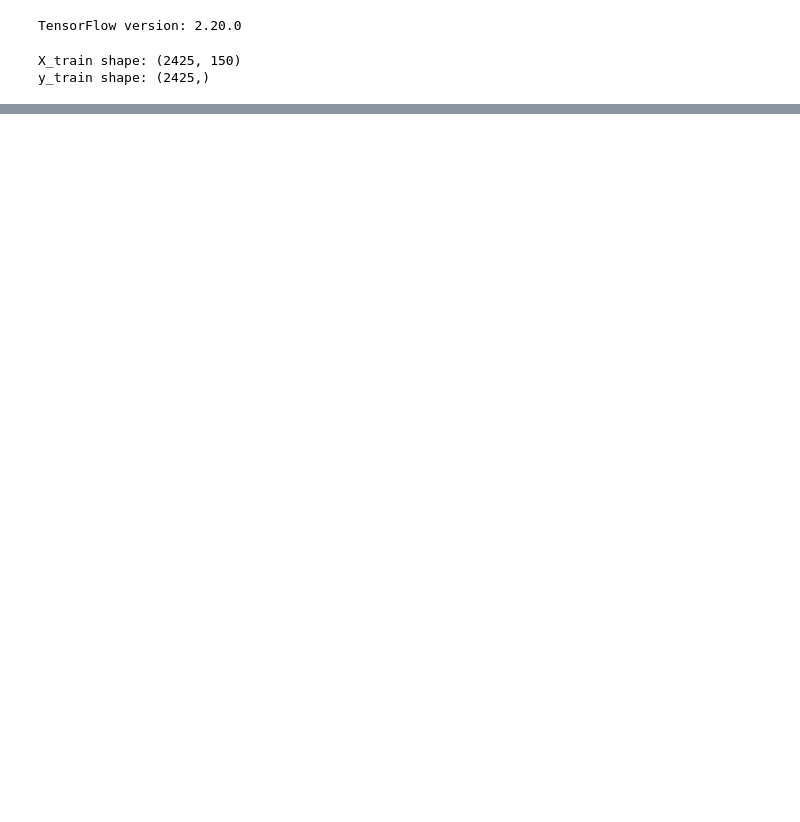
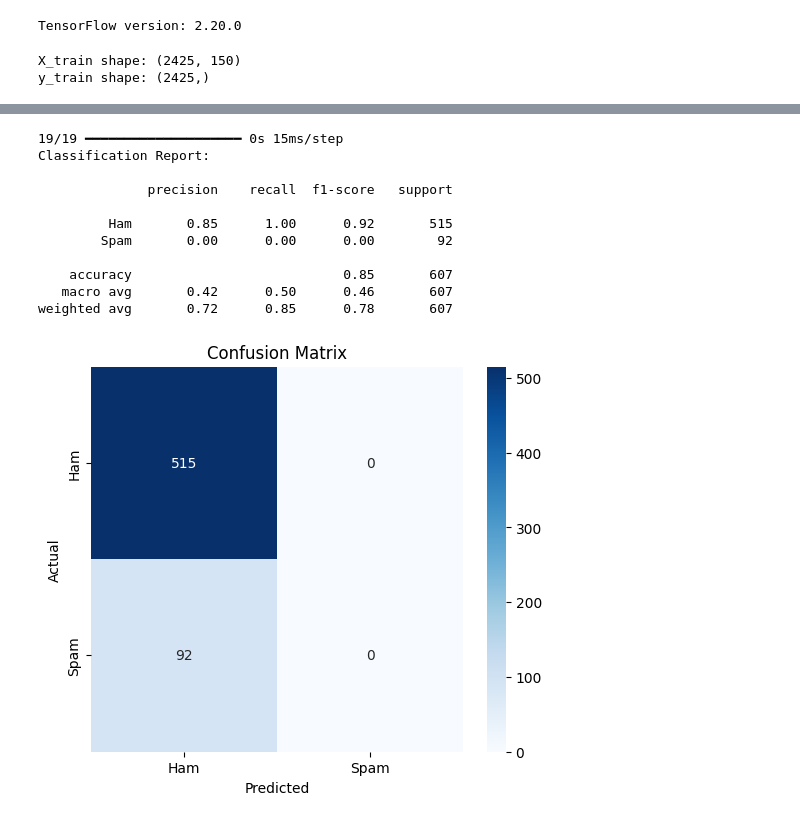
Before and after one commit to hlong1006/SpamEmail1006, a Jupyter notebook: notebooks/03_modeling.ipynb, the cells around one changed output, grey strips where cells are left out. Saved outputs shown, nothing was run; the diff lists cells and outputs as text; code cells hidden in the pictures; blank space fills up the shorter version.

```diff
--- a/notebooks/03_modeling.ipynb
+++ b/notebooks/03_modeling.ipynb
@@ -27,3 +27,11 @@ print(f"y_train shape: {y_train.shape}")
 # %% [output]
 X_train shape: (2425, 150)
 y_train shape: (2425,)
+# %%
+VOCAB_SIZE = 10000
+MAX_LEN = 200
+
+EMBEDDING_SIM = 64 # mỗi từ được biểu diễn bằng vecto 64 chiều
+HIDDEN_DIM = 64 # Số lượng nouron trong lớp LSTM
+EPOCHS = 10 # số vòng lặp huấn luyện tối đa
+BATCH_SIZE = 32 # số lượng mẫu dữ liệu nạp vào mỗi lần cập nhật
@@ -29,0 +134,31 @@ y_train shape: (2425,)
+# %%
+y_pred_prob = model.predict(X_test)
+
+y_pred_prob = np.nan_to_num(y_pred_prob, nan=0.5)
+y_pred = (y_pred_prob > 0.5).astype(int).flatten()
+y_test_clean = np.nan_to_num(y_test, nan=0).flatten()
+
+
+print("Classification Report:\n")
+print(classification_report(y_test_clean, y_pred, target_names=['Ham', 'Spam']))
+
+cm = confusion_matrix(y_test_clean, y_pred)
+plt.figure(figsize=(6, 5))
+sns.heatmap(cm, annot=True, fmt='d', cmap='Blues', xticklabels=['Ham', 'Spam'], yticklabels=['Ham', 'Spam'])
+plt.xlabel('Predicted')
+plt.ylabel('Actual')
+plt.title('Confusion Matrix')
+plt.show()
+# %% [output]
+19/19 ━━━━━━━━━━━━━━━━━━━━ 0s 15ms/step
+Classification Report:
+
+              precision    recall  f1-score   support
+
+         Ham       0.85      1.00      0.92       515
+        Spam       0.00      0.00      0.00        92
+
+    accuracy                           0.85       607
+   macro avg       0.42      0.50      0.46       607
+weighted avg       0.72      0.85      0.78       607
+[figure, added]
```
Also changed, not shown: parts of 5 cells of this notebook, 2 other files.
